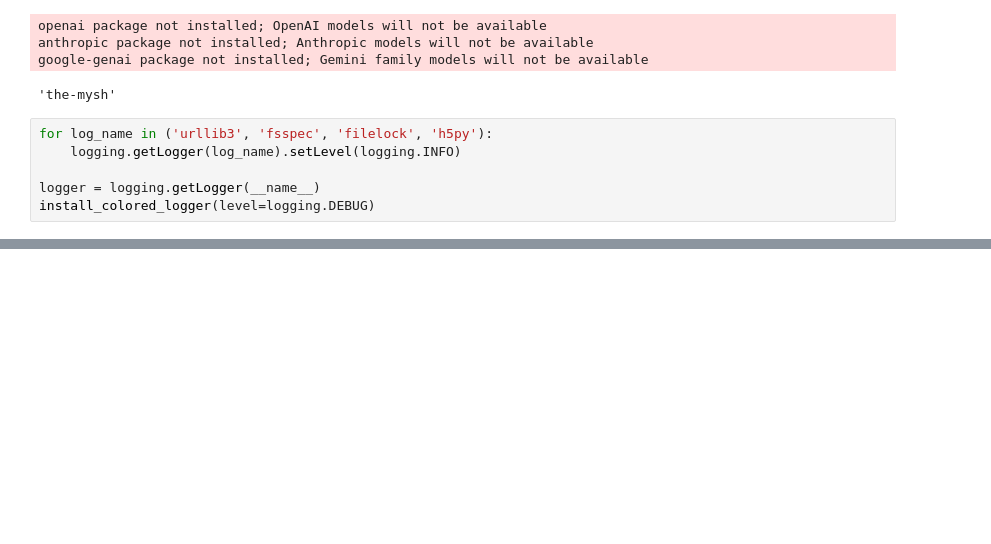
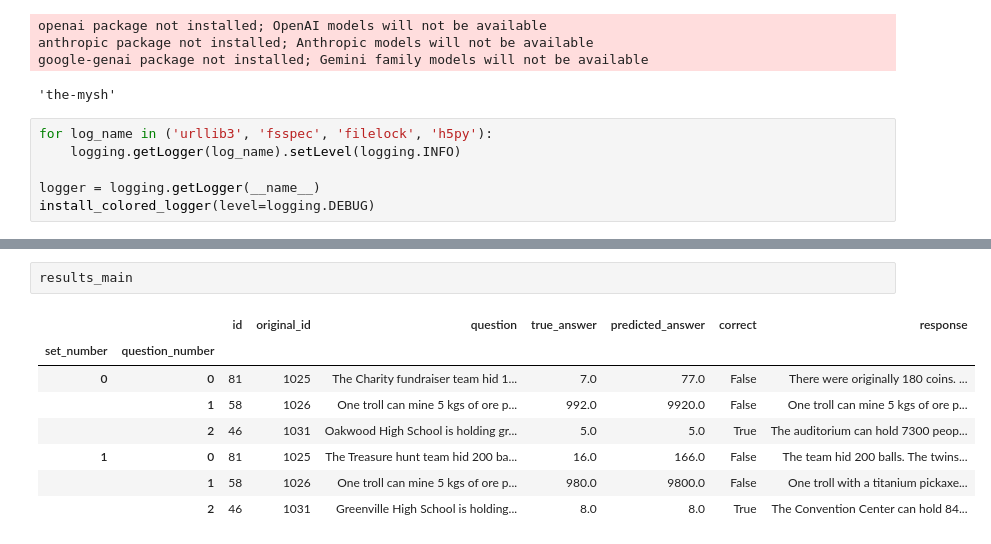
Before and after one commit to the-mysh/gsm-symbolic-benchmarking, a Jupyter notebook: notebooks/benchmark_experiments.ipynb, the cells around one changed output, grey strips where cells are left out. Cells and saved outputs as stored; diff of their text form; blank space fills up the shorter version.

```diff
--- a/notebooks/benchmark_experiments.ipynb
+++ b/notebooks/benchmark_experiments.ipynb
@@ -218,0 +138,11 @@ gsm_benchmarker.utils.path_ops [INFO] 2025-10-22 18:23:10: Removing intermediate
+# %%
+results_main
+# %% [output]
+|  |  | id | original_id | question | true_answer | predicted_answer | correct | response |
+| set_number | question_number |  |  |  |  |  |  |  |
+| 0 | 0 | 81 | 1025 | The Charity fundraiser team hid 1... | 7.0 | 77.0 | False | There were originally 180 coins. ... |
+|  | 1 | 58 | 1026 | One troll can mine 5 kgs of ore p... | 992.0 | 9920.0 | False | One troll can mine 5 kgs of ore p... |
+|  | 2 | 46 | 1031 | Oakwood High School is holding gr... | 5.0 | 5.0 | True | The auditorium can hold 7300 peop... |
+| 1 | 0 | 81 | 1025 | The Treasure hunt team hid 200 ba... | 16.0 | 166.0 | False | The team hid 200 balls. The twins... |
+|  | 1 | 58 | 1026 | One troll can mine 5 kgs of ore p... | 980.0 | 9800.0 | False | One troll with a titanium pickaxe... |
+|  | 2 | 46 | 1031 | Greenville High School is holding... | 8.0 | 8.0 | True | The Convention Center can hold 84... |
```
Also changed, not shown: parts of 23 cells of this notebook, 4 other files.
